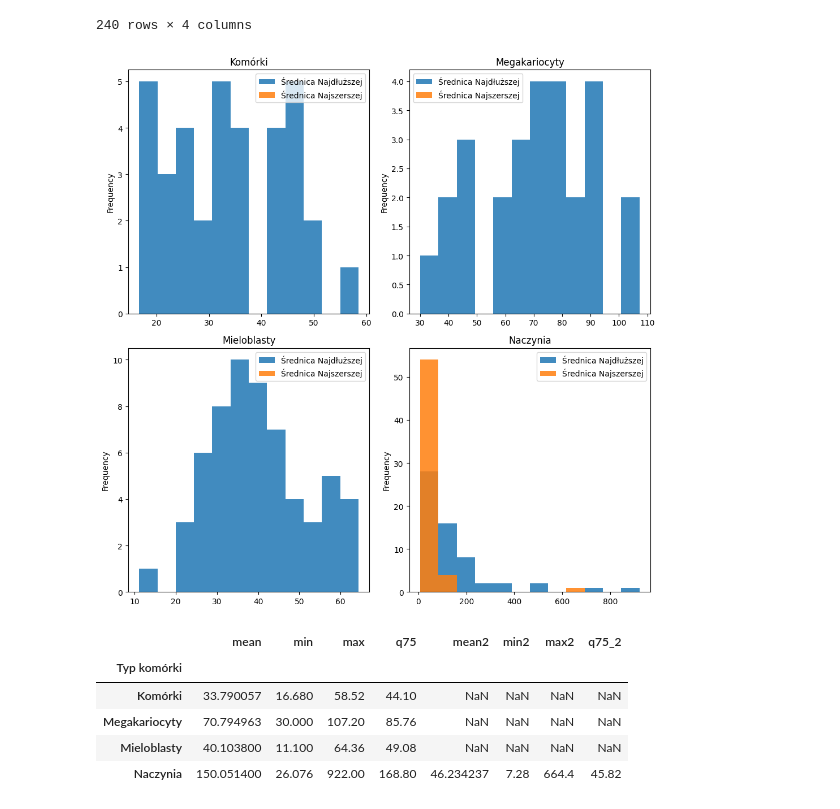
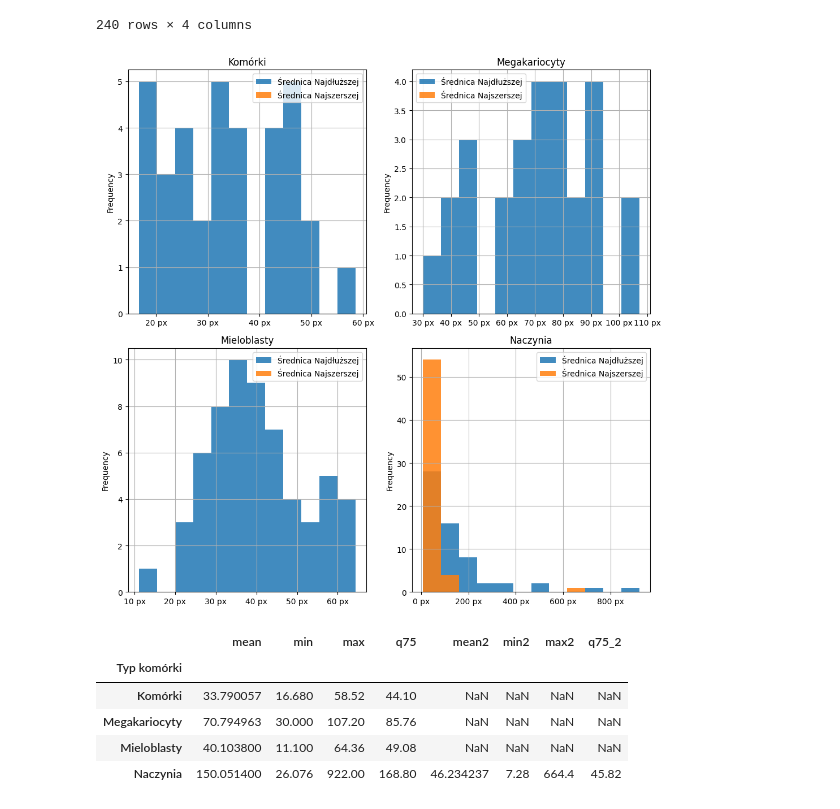
Before and after one commit to mm-sokol/slide-tiling, a Jupyter notebook: src/3_test_tiling.ipynb, the cells around one changed output. Drawn from its saved outputs; the diff is of its cells as text; code cells hidden in the pictures.

```diff
--- a/src/3_test_tiling.ipynb
+++ b/src/3_test_tiling.ipynb
@@ -79,27 +79,29 @@ df
 240 rows × 4 columns
 # %%
 import matplotlib.pyplot as plt
+from matplotlib.ticker import FormatStrFormatter
 
 groups = df[["Typ komórki", "Średnica Najdłuższej", "Średnica Najszerszej"]].groupby(
     "Typ komórki"
 )
 
 
 fig, axes = plt.subplots(nrows=2, ncols=2, figsize=(10, 5 * 2))
 axes = axes.flatten()
 
 for ax, (name, group) in zip(axes, groups):
     group[["Średnica Najdłuższej", "Średnica Najszerszej"]].plot.hist(
         bins=12, alpha=0.85, ax=ax
     )
     ax.set_title(str(name))
-    # ax.set_xticklabels([f"{tick*0.25:.2f}" for tick in ax.get_xticks()])
+    ax.xaxis.set_major_formatter(FormatStrFormatter("%d px"))
+    ax.grid(True)
 
 
 plt.tight_layout()
 plt.show()
 # %% [output]
-[figure, old version]
+[figure, new version]
 # %%
 stats = df.groupby("Typ komórki")[["Średnica Najdłuższej", "Średnica Najszerszej"]].agg(
     mean=("Średnica Najdłuższej", "mean"),
```
Also changed, not shown: parts of 5 cells of this notebook, 4 other files.
